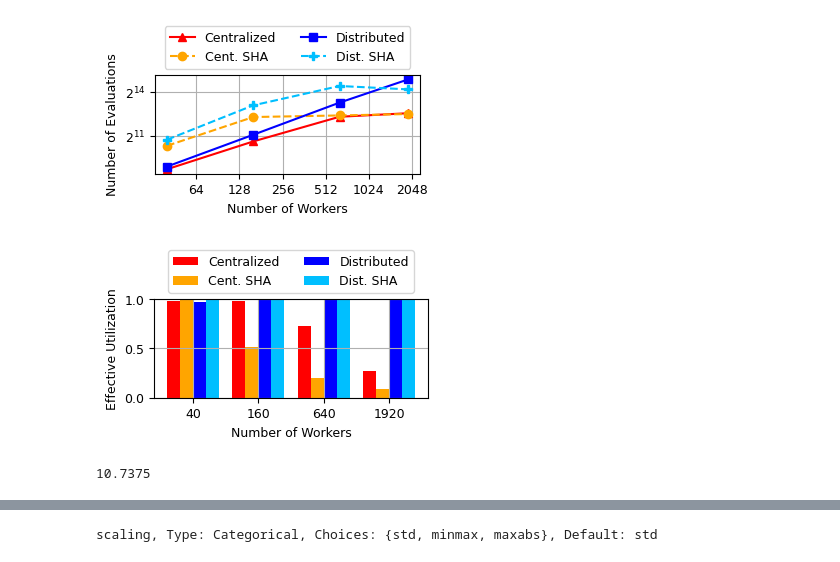
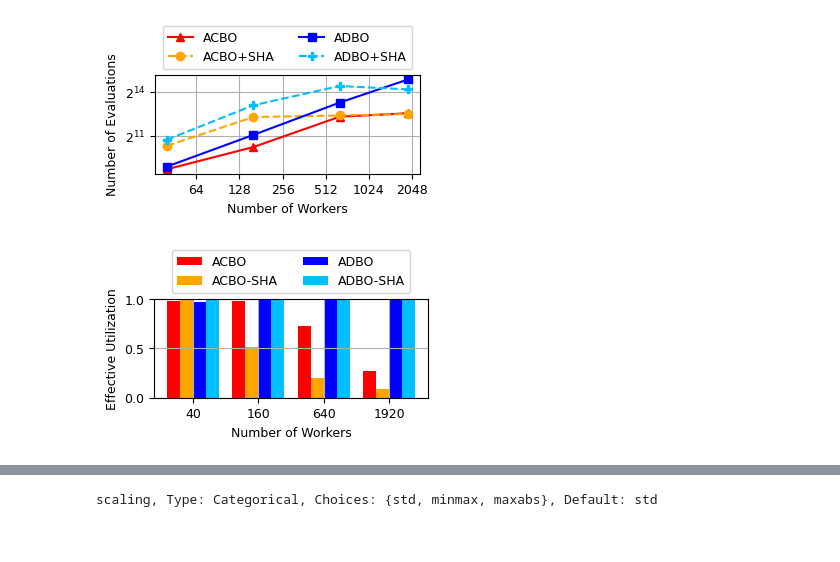
Before and after one commit to deephyper/scalable-bo, a Jupyter notebook: notebooks/Scaling-Plots-HPO.ipynb, the cells around one changed output, grey strips where cells are left out. Cells and saved outputs as stored; diff of their text form; code cells hidden in the pictures.

```diff
--- a/notebooks/Scaling-Plots-HPO.ipynb
+++ b/notebooks/Scaling-Plots-HPO.ipynb
@@ -65,36 +65,36 @@ def worker_formatter(x, pos):
     return x
 # %%
 y = {
-    "ACBO": [444, 1624, 5137, 6055],
+    "ACBO": [444, 1247, 5137, 6055],
     "ACBO+SHA": [1325, 5068, 5460, 5832],
-    "ADBO": [503, 2217, 9930, 29222],
+    "ADBO": [503, 2198, 9930, 29222],
     "ADBO+SHA": [1760, 8748, 21570, 18431],
 }
 
 x = [(10*4)*(4**i) for i in range(3)] + [1920]
 
 plt.figure()
 
 
-plt.plot(x, y["ACBO"], marker="^", color="red", label="Centralized")
-plt.plot(x, y["ACBO+SHA"], marker="o", color="orange", linestyle="--", label="Cent. SHA")
-plt.plot(x, y["ADBO"], marker="s", color="blue", label="Distributed")
-plt.plot(x, y["ADBO+SHA"], marker="P", color="deepskyblue", linestyle="--", label="Dist. SHA")
+plt.plot(x, y["ACBO"], marker="^", color="red", label="ACBO")
+plt.plot(x, y["ACBO+SHA"], marker="o", color="orange", linestyle="--", label="ACBO+SHA")
+plt.plot(x, y["ADBO"], marker="s", color="blue", label="ADBO")
+plt.plot(x, y["ADBO+SHA"], marker="P", color="deepskyblue", linestyle="--", label="ADBO+SHA")
 
 
 plt.xscale("log", base=2)
 plt.yscale("log", base=2)
 plt.ylabel("Number of Evaluations")
 plt.xlabel("Number of Workers")
 ax = plt.gca()
 ax.xaxis.set_major_formatter(worker_formatter)
 plt.grid()
 plt.legend(ncol=2, loc="lower center", bbox_to_anchor=(0.5, 1.0))
 plt.tight_layout()
 plt.savefig("scaling-num-evaluations.png")
 plt.show()
 # %% [output]
-[figure, old version]
+[figure, new version]
 # %%
 # y = {
 #     "ACBO": [0.887, 0.903, 0.693],# 0.254],
@@ -126,7 +126,7 @@ plt.ylabel("Effective Utilization")
 plt.xticks(ind, x)
 plt.legend(
     (bar1,bar2,bar3,bar4),
-    ("Centralized", "Cent. SHA", "Distributed", "Dist. SHA"),
+    ("ACBO", "ACBO-SHA", "ADBO", "ADBO-SHA"),
     loc="lower center",
     ncols=2,
     bbox_to_anchor=(0.5, 1.0)
@@ -137,4 +137,4 @@ plt.tight_layout()
 plt.savefig("scaling-utilization.png")
 plt.show()
 # %% [output]
-[figure, old version]
+[figure, new version]
@@ -155,4 +140,0 @@ y_std = {
-# %%
-np.mean([576, 798, 622, 581])/60
-# %% [output]
-10.7375
```
Also changed, not shown: parts of 4 cells of this notebook, 3 other files.
